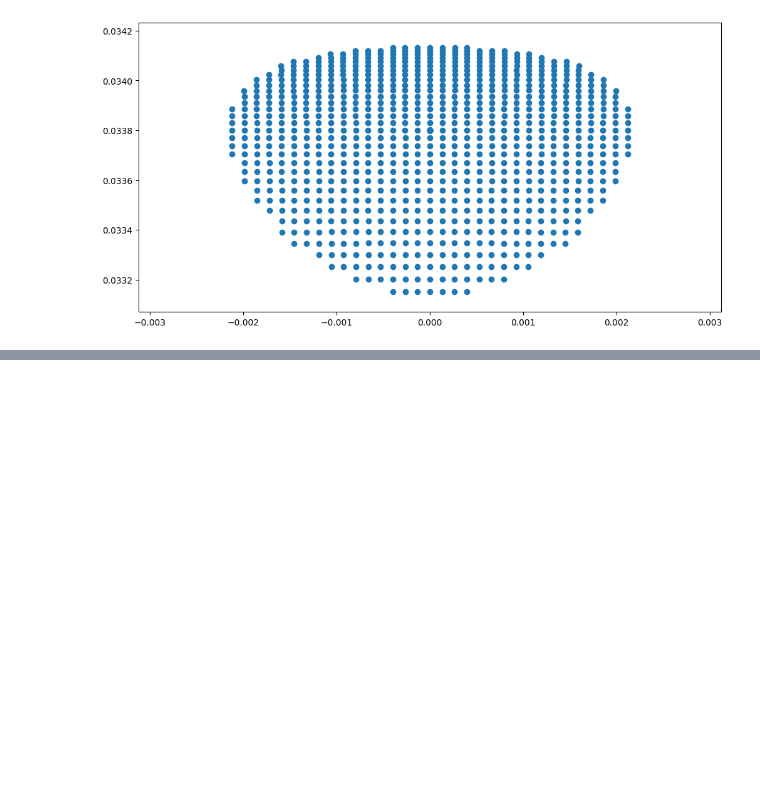
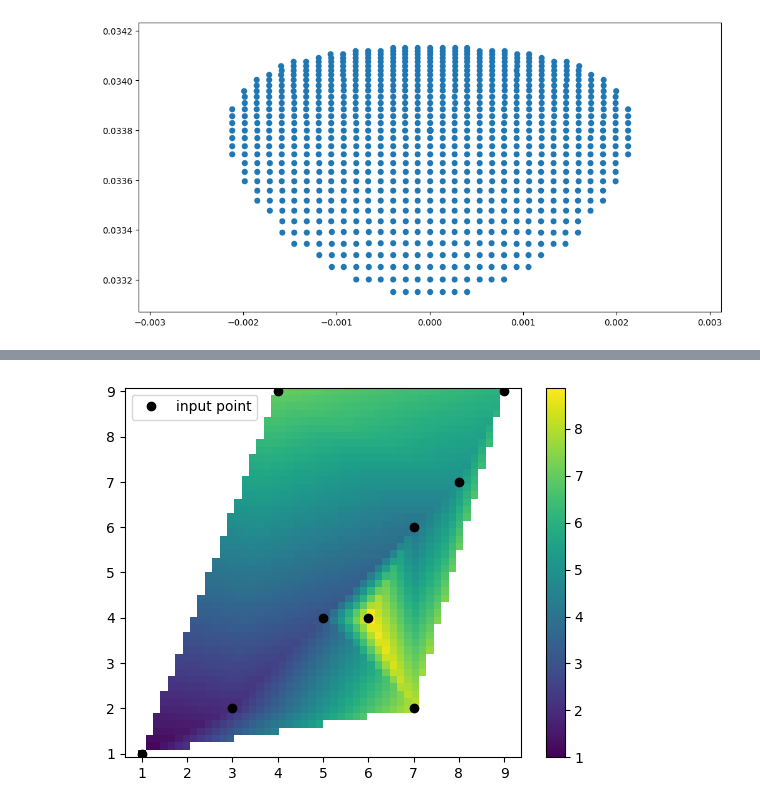
Before and after one commit to Schaeffer-Lab/Dec-2024-Shock-Data, a Jupyter notebook: particle_tracker_flux_density.ipynb, the cells around one changed output, grey strips where cells are left out. Saved outputs shown, nothing was run; the diff lists cells and outputs as text; code cells hidden in the pictures; blank space fills up the shorter version.

```diff
--- a/particle_tracker_flux_density.ipynb
+++ b/particle_tracker_flux_density.ipynb
@@ -667,0 +699,23 @@ plt.ylim(rmax-2*zmax,rmax+0.002)
+# %%
+#EXAMPLE CODE FOR 2D INTERP
+
+from scipy.interpolate import LinearNDInterpolator
+import numpy as np
+import matplotlib.pyplot as plt
+x_val = [1,3,5,7,8,9,4,7,6]
+y_val = [1,2,4,6,7,9,9,2,4]
+zippedxy = zip(x_val,y_val)
+z_val = [1,2,3,4,5,6,7,8,9]
+interp = LinearNDInterpolator(list(zippedxy), z_val, fill_value=np.nan, rescale=False)
+X = np.linspace(np.min(x_val), np.max(x_val))
+Y = np.linspace(np.min(y_val), np.max(y_val))
+X, Y = np.meshgrid(X, Y)
+Z = interp(X, Y)
+plt.pcolormesh(X, Y, Z, shading='auto')
+plt.plot(x_val, y_val, "ok", label="input point")
+plt.legend()
+plt.colorbar()
+plt.axis("equal")
+plt.show()
+# %% [output]
+[figure, added]
```
Also changed, not shown: parts of 2 cells of this notebook.
